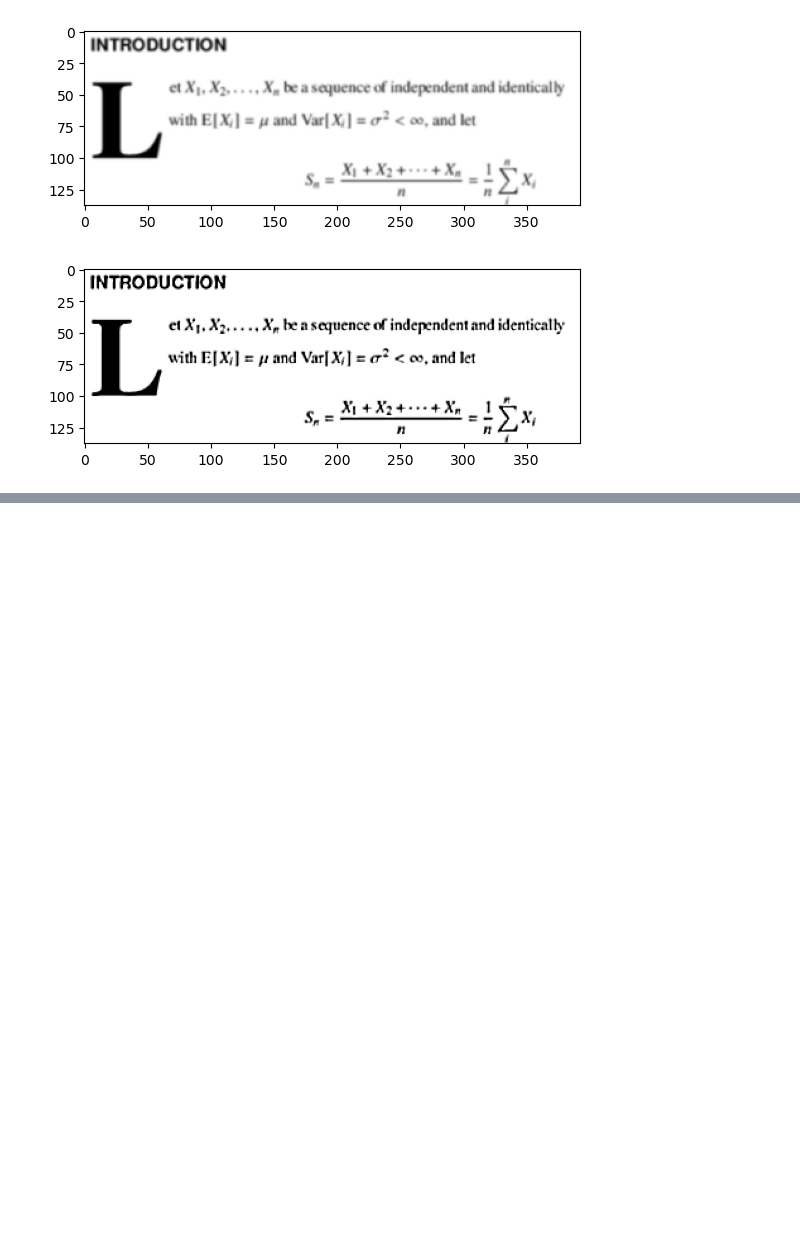
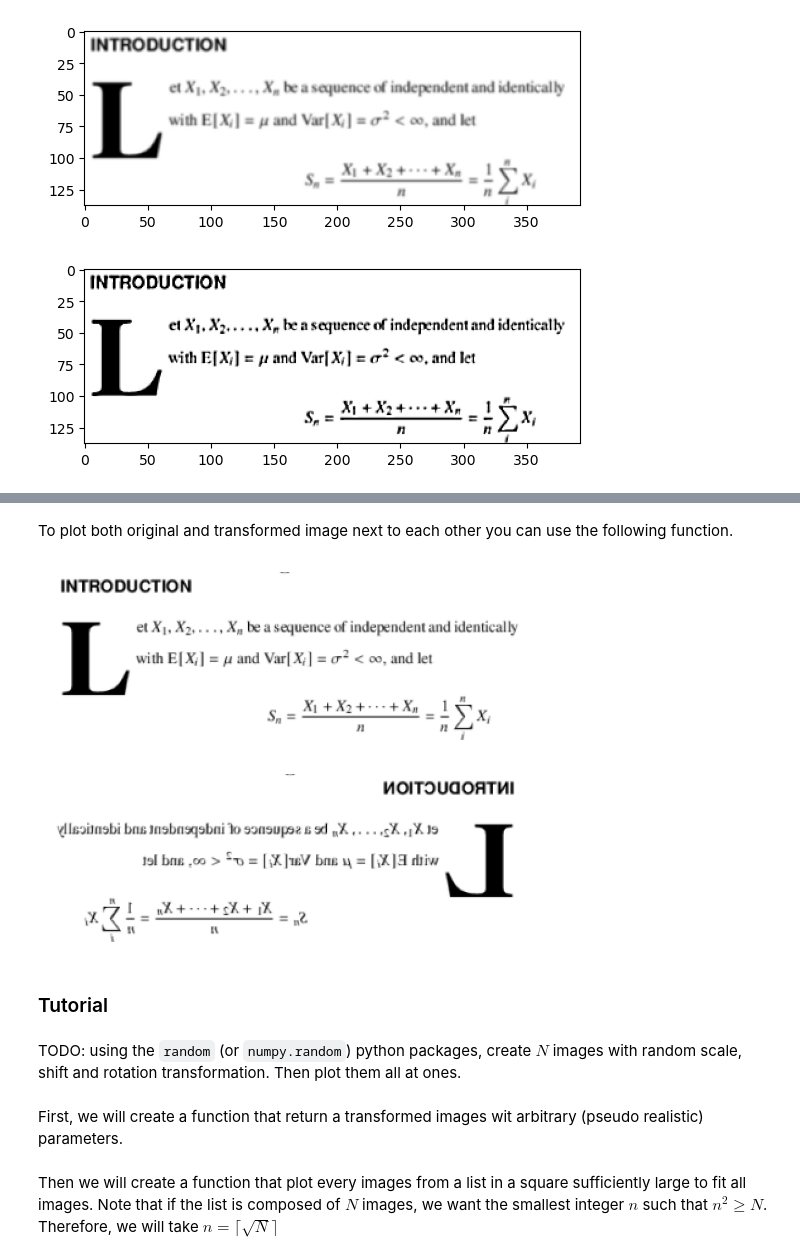
Before and after one commit to GeckSpy/IPdf2Latex, a Jupyter notebook: notebook/datasets/images.ipynb, the cells around one changed output, grey strips where cells are left out. Drawn from its saved outputs; the diff is of its cells as text; code cells hidden in the pictures; blank space fills up the shorter version.

```diff
--- a/notebook/datasets/images.ipynb
+++ b/notebook/datasets/images.ipynb
@@ -190,0 +238,20 @@ plt.show()
+# %% [markdown]
+To plot both original and transformed image next to each other you can use the following function.
+# %%
+def plot_2_images(original, transformed):
+    f, axarr = plt.subplots(2) # We are dividing the plot screeen into 2 parts
+    axarr[0].imshow(original)
+    axarr[0].axis("off")
+    axarr[1].imshow(transformed)
+    axarr[1].axis("off")
+    plt.show()
+
+plot_2_images(img, transformed_image)
+# %% [output]
+[figure, added]
+# %% [markdown]
+### Tutorial
+# %% [markdown]
+TODO: using the `random` (or `numpy.random`) python packages, create $N$ images with random scale, shift and rotation transformation. Then plot them all at ones.
+# %% [markdown]
+First, we will create a function that return a transformed images wit arbitrary (pseudo realistic) parameters.
@@ -190,0 +281,2 @@ plt.show()
+# %% [markdown]
+Then we will create a function that plot every images from a list in a square sufficiently large to fit all images. Note that if the list is composed of $N$ images, we want the smallest integer $n$ such that $n^2 \geq N$. Therefore, we will take $n = \lceil \sqrt{N} \rceil$
```
Also changed, not shown: parts of 9 cells of this notebook.
